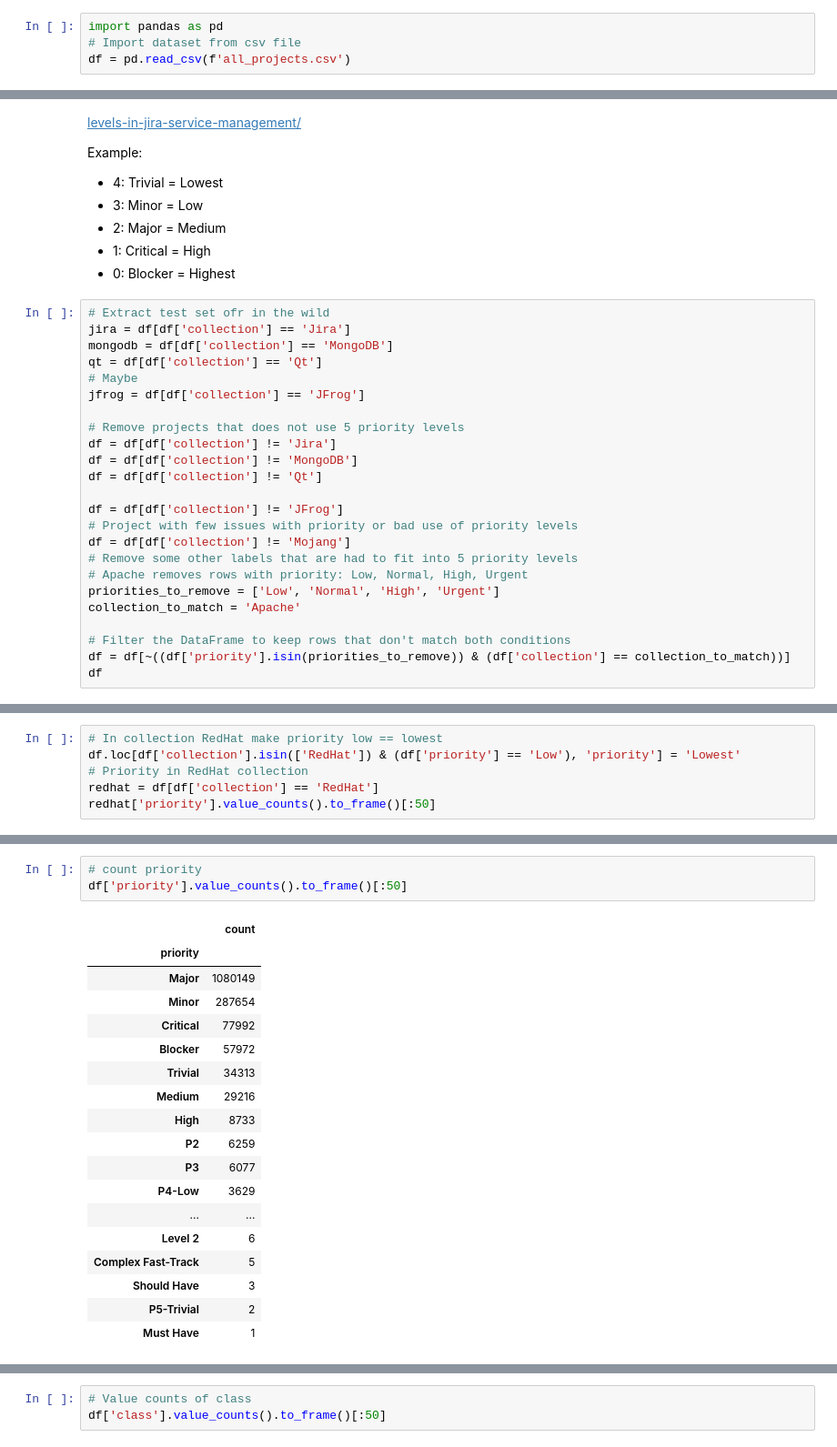
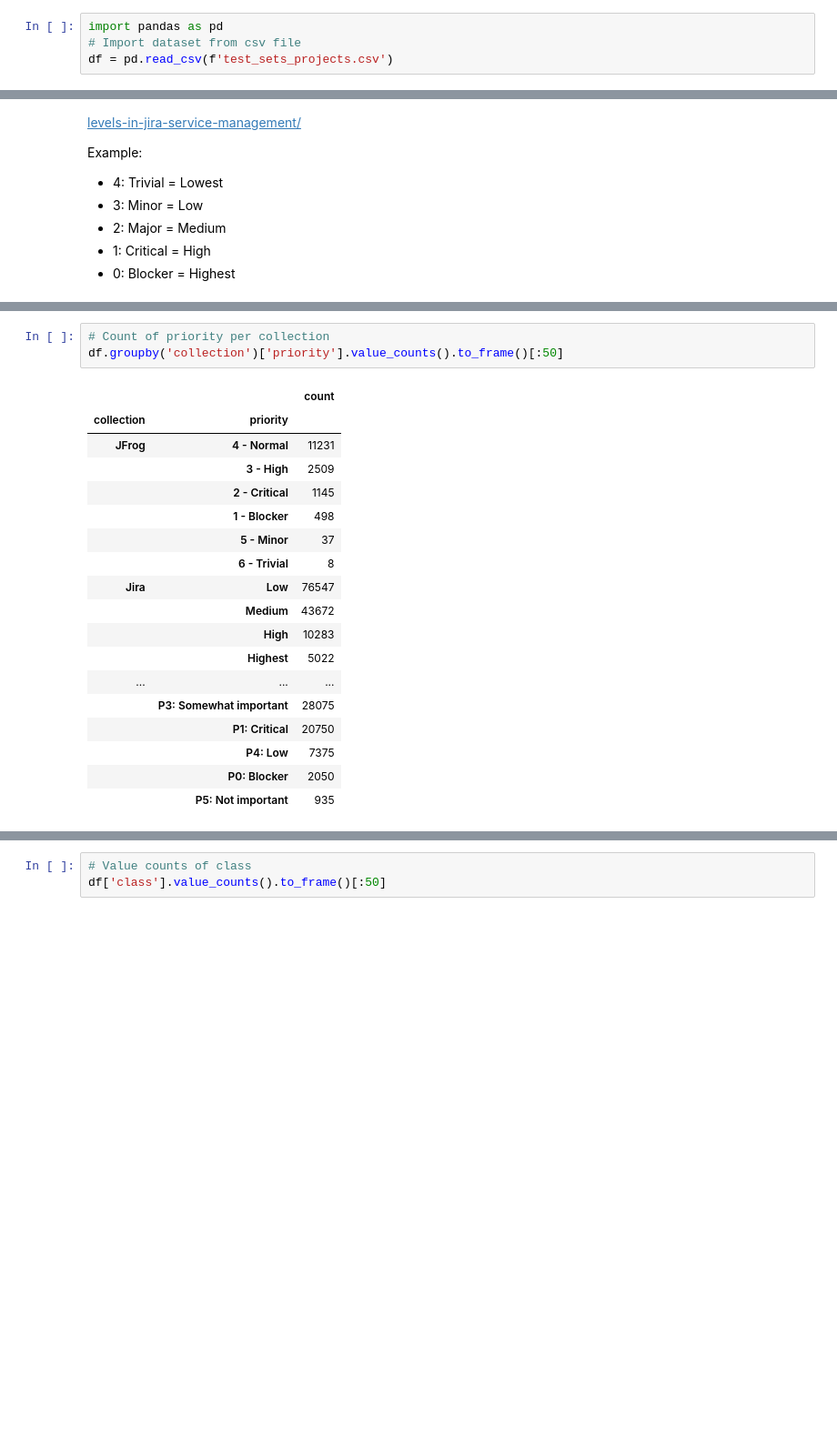
Before and after one commit to Kristmh/thesis_code, a Jupyter notebook: jira/dataset_creation/Jira_dataset/04_merge_testsets_priority_dataset.ipynb, the cells around one changed output, grey strips where cells are left out. Shown: that part at 91% size. Drawn from its saved outputs; the diff is of its cells as text; blank space fills up the shorter version.

Commit message:
feat: cleaning jira test datasets

```diff
--- a/jira/dataset_creation/Jira_dataset/04_merge_testsets_priority_dataset.ipynb
+++ b/jira/dataset_creation/Jira_dataset/04_merge_testsets_priority_dataset.ipynb
@@ -5,7 +5,7 @@ The project with 5 different priority levels are selected.
 # %%
 import pandas as pd
 # Import dataset from csv file
-df = pd.read_csv(f'all_projects.csv')
+df = pd.read_csv(f'test_sets_projects.csv')
 # %%
 # rename columns using rename function
 df.rename(columns={'fields.priority.name': 'priority', 'fields.description': 'description', 'fields.project.name': 'project', 'fields.issuetype.name': 'issuetype', 'fields.labels': 'labels'}, inplace=True)
@@ -126,27 +126,3 @@ Example:
 * 2: Major  = Medium
 * 1: Critical = High
 * 0: Blocker = Highest
-# %%
-# Extract test set ofr in the wild
-jira = df[df['collection'] == 'Jira']
-mongodb = df[df['collection'] == 'MongoDB']
-qt = df[df['collection'] == 'Qt']
-# Maybe
-jfrog = df[df['collection'] == 'JFrog']
-
-# Remove projects that does not use 5 priority levels
-df = df[df['collection'] != 'Jira']
-df = df[df['collection'] != 'MongoDB']
-df = df[df['collection'] != 'Qt']
-
-df = df[df['collection'] != 'JFrog']
-# Project with few issues with priority or bad use of priority levels
-df = df[df['collection'] != 'Mojang']
-# Remove some other labels that are had to fit into 5 priority levels
-# Apache removes rows with priority: Low, Normal, High, Urgent
-priorities_to_remove = ['Low', 'Normal', 'High', 'Urgent']
-collection_to_match = 'Apache'
-
-# Filter the DataFrame to keep rows that don't match both conditions
-df = df[~((df['priority'].isin(priorities_to_remove)) & (df['collection'] == collection_to_match))]
-df
@@ -232,6 +128,0 @@ apache['priority'].value_counts().to_frame()[:50]
-# %%
-# In collection RedHat make priority low == lowest
-df.loc[df['collection'].isin(['RedHat']) & (df['priority'] == 'Low'), 'priority'] = 'Lowest'
-# Priority in RedHat collection
-redhat = df[df['collection'] == 'RedHat']
-redhat['priority'].value_counts().to_frame()[:50]
@@ -261,25 +134,25 @@ array(['Spring', 'RedHat', 'Sakai', 'JiraEcosystem', 'Hyperledger',
 # %%
-# count priority
-df['priority'].value_counts().to_frame()[:50]
+# Count of priority per collection
+df.groupby('collection')['priority'].value_counts().to_frame()[:50]
 # %% [output]
-|  | count |
-| priority |  |
-| Major | 1080149 |
-| Minor | 287654 |
-| Critical | 77992 |
-| Blocker | 57972 |
-| Trivial | 34313 |
-| Medium | 29216 |
-| High | 8733 |
-| P2 | 6259 |
-| P3 | 6077 |
-| P4-Low | 3629 |
-| ... | ... |
-| Level 2 | 6 |
-| Complex Fast-Track | 5 |
-| Should Have | 3 |
-| P5-Trivial | 2 |
-| Must Have | 1 |
+|  |  | count |
+| collection | priority |  |
+| JFrog | 4 - Normal | 11231 |
+|  | 3 - High | 2509 |
+|  | 2 - Critical | 1145 |
+|  | 1 - Blocker | 498 |
+|  | 5 - Minor | 37 |
+|  | 6 - Trivial | 8 |
+| Jira | Low | 76547 |
+|  | Medium | 43672 |
+|  | High | 10283 |
+|  | Highest | 5022 |
+| ... | ... | ... |
+|  | P3: Somewhat important | 28075 |
+|  | P1: Critical | 20750 |
+|  | P4: Low | 7375 |
+|  | P0: Blocker | 2050 |
+|  | P5: Not important | 935 |
 # %%
 # Define mapping for the 'class' column
 priority_mapping = {
```
Also changed, not shown: parts of 15 cells of this notebook, 2 other files.
